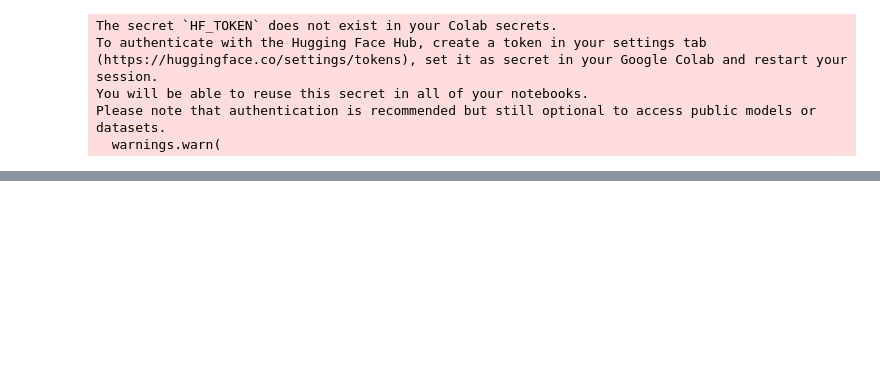
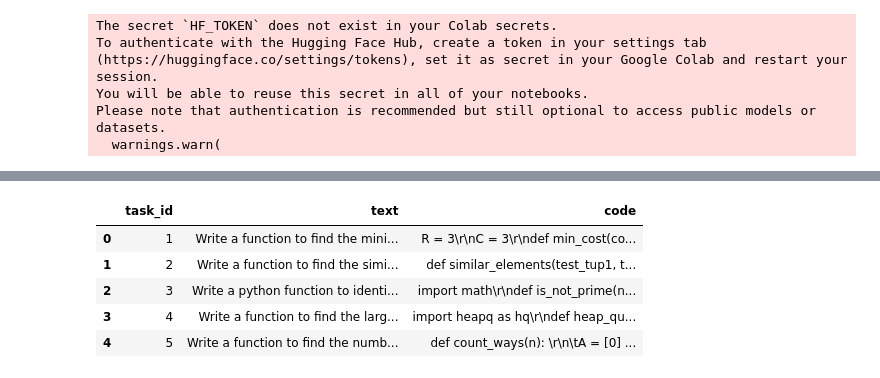
Before and after one commit to salwamohammed23/My_projects, a Jupyter notebook: Code_Generation_using_RAG/LangGraph_Powered_Python_Code_Assistant.ipynb, the cells around one changed output, grey strips where cells are left out. Cells and saved outputs as stored; diff of their text form; code cells hidden in the pictures; blank space fills up the shorter version.

```diff
--- a/Code_Generation_using_RAG/LangGraph_Powered_Python_Code_Assistant.ipynb
+++ b/Code_Generation_using_RAG/LangGraph_Powered_Python_Code_Assistant.ipynb
@@ -292,0 +452,9 @@ Goodbye!
+# %%
+extracted_test_data.head()
+# %% [output]
+|  | task_id | text | code |
+| 0 | 1 | Write a function to find the mini... | R = 3\r\nC = 3\r\ndef min_cost(co... |
+| 1 | 2 | Write a function to find the simi... | def similar_elements(test_tup1, t... |
+| 2 | 3 | Write a python function to identi... | import math\r\ndef is_not_prime(n... |
+| 3 | 4 | Write a function to find the larg... | import heapq as hq\r\ndef heap_qu... |
+| 4 | 5 | Write a function to find the numb... | def count_ways(n): \r\n\tA = [0] ... |
```
Also changed, not shown: parts of 22 cells of this notebook.
